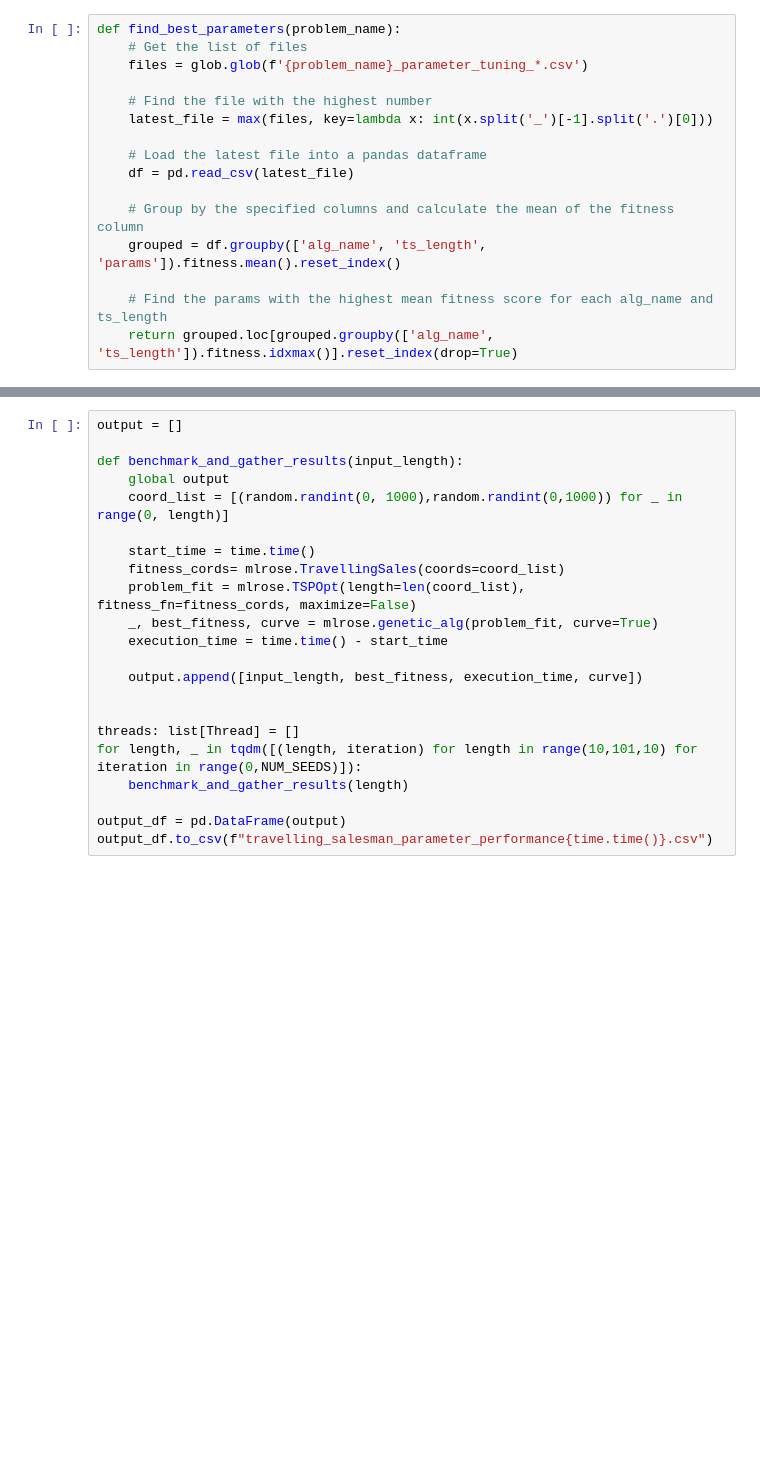
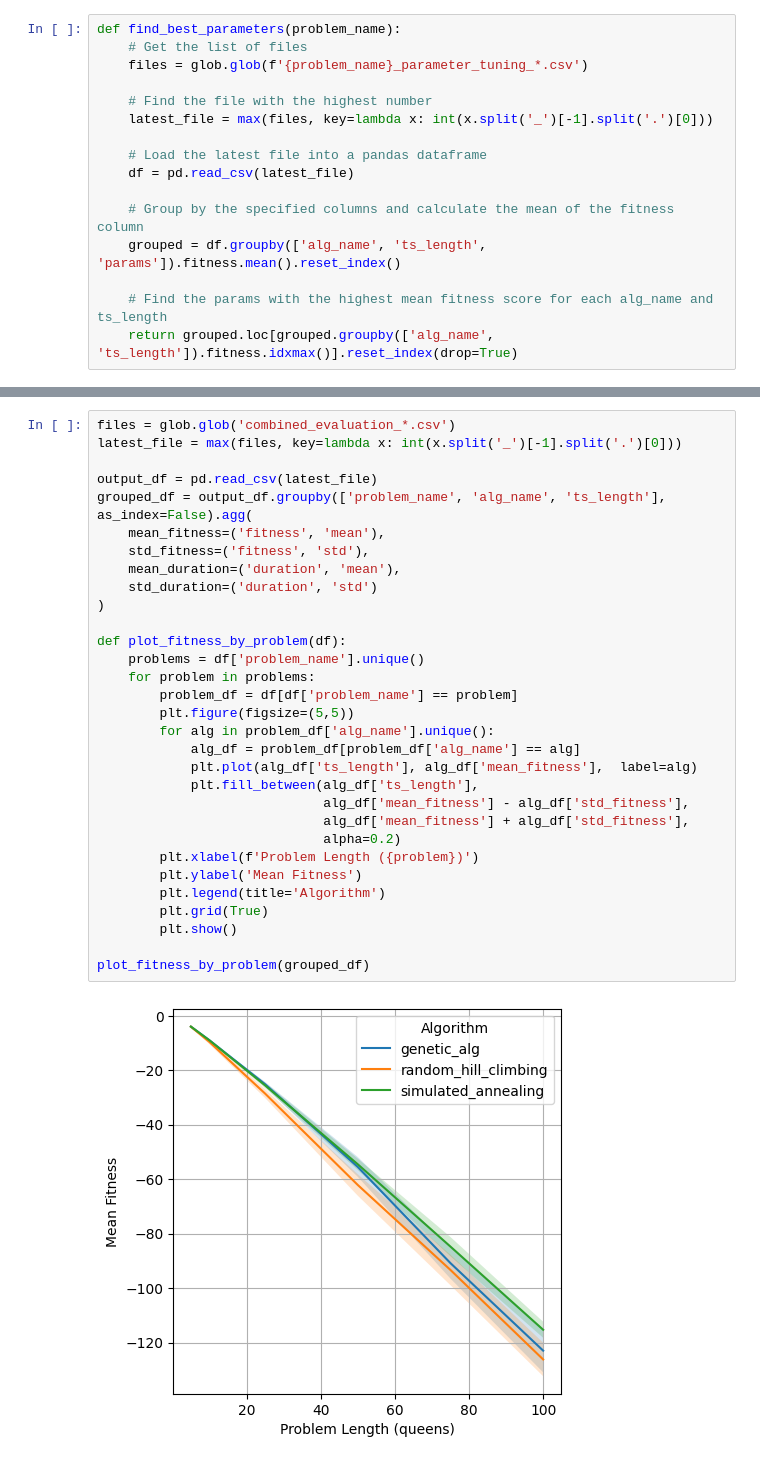
Before and after one commit to TimLampen/7641, a Jupyter notebook: a2/randomized_optimization.ipynb, the cells around one changed output, grey strips where cells are left out. Drawn from its saved outputs; the diff is of its cells as text; blank space fills up the shorter version.

Commit message:
results

```diff
--- a/a2/randomized_optimization.ipynb
+++ b/a2/randomized_optimization.ipynb
@@ -127,22 +35,33 @@ for problem_name, (_, row) in [(problem_name, (_, row)) for problem_name in {"qu
-# %%
-output = []
-
-def benchmark_and_gather_results(input_length):
-    global output
-    coord_list = [(random.randint(0, 1000),random.randint(0,1000)) for _ in range(0, length)]
-
-    start_time = time.time()
-    fitness_cords= mlrose.TravellingSales(coords=coord_list)
-    problem_fit = mlrose.TSPOpt(length=len(coord_list), fitness_fn=fitness_cords, maximize=False)
-    _, best_fitness, curve = mlrose.genetic_alg(problem_fit, curve=True)
-    execution_time = time.time() - start_time
-
-    output.append([input_length, best_fitness, execution_time, curve])
-
-
-threads: list[Thread] = []
-for length, _ in tqdm([(length, iteration) for length in range(10,101,10) for iteration in range(0,NUM_SEEDS)]):
-    benchmark_and_gather_results(length)
-
-output_df = pd.DataFrame(output)
-output_df.to_csv(f"travelling_salesman_parameter_performance{time.time()}.csv")
+# %%
+files = glob.glob('combined_evaluation_*.csv')
+latest_file = max(files, key=lambda x: int(x.split('_')[-1].split('.')[0]))
+
+output_df = pd.read_csv(latest_file)
+grouped_df = output_df.groupby(['problem_name', 'alg_name', 'ts_length'], as_index=False).agg(
+    mean_fitness=('fitness', 'mean'),
+    std_fitness=('fitness', 'std'),
+    mean_duration=('duration', 'mean'),
+    std_duration=('duration', 'std')
+)
+
+def plot_fitness_by_problem(df):
+    problems = df['problem_name'].unique()
+    for problem in problems:
+        problem_df = df[df['problem_name'] == problem]
+        plt.figure(figsize=(5,5))
+        for alg in problem_df['alg_name'].unique():
+            alg_df = problem_df[problem_df['alg_name'] == alg]
+            plt.plot(alg_df['ts_length'], alg_df['mean_fitness'],  label=alg)
+            plt.fill_between(alg_df['ts_length'],
+                             alg_df['mean_fitness'] - alg_df['std_fitness'],
+                             alg_df['mean_fitness'] + alg_df['std_fitness'],
+                             alpha=0.2)
+        plt.xlabel(f'Problem Length ({problem})')
+        plt.ylabel('Mean Fitness')
+        plt.legend(title='Algorithm')
+        plt.grid(True)
+        plt.show()
+
+plot_fitness_by_problem(grouped_df)
+# %% [output]
+[figure, added]
```
Also changed, not shown: parts of 7 cells of this notebook, 24 other files.
